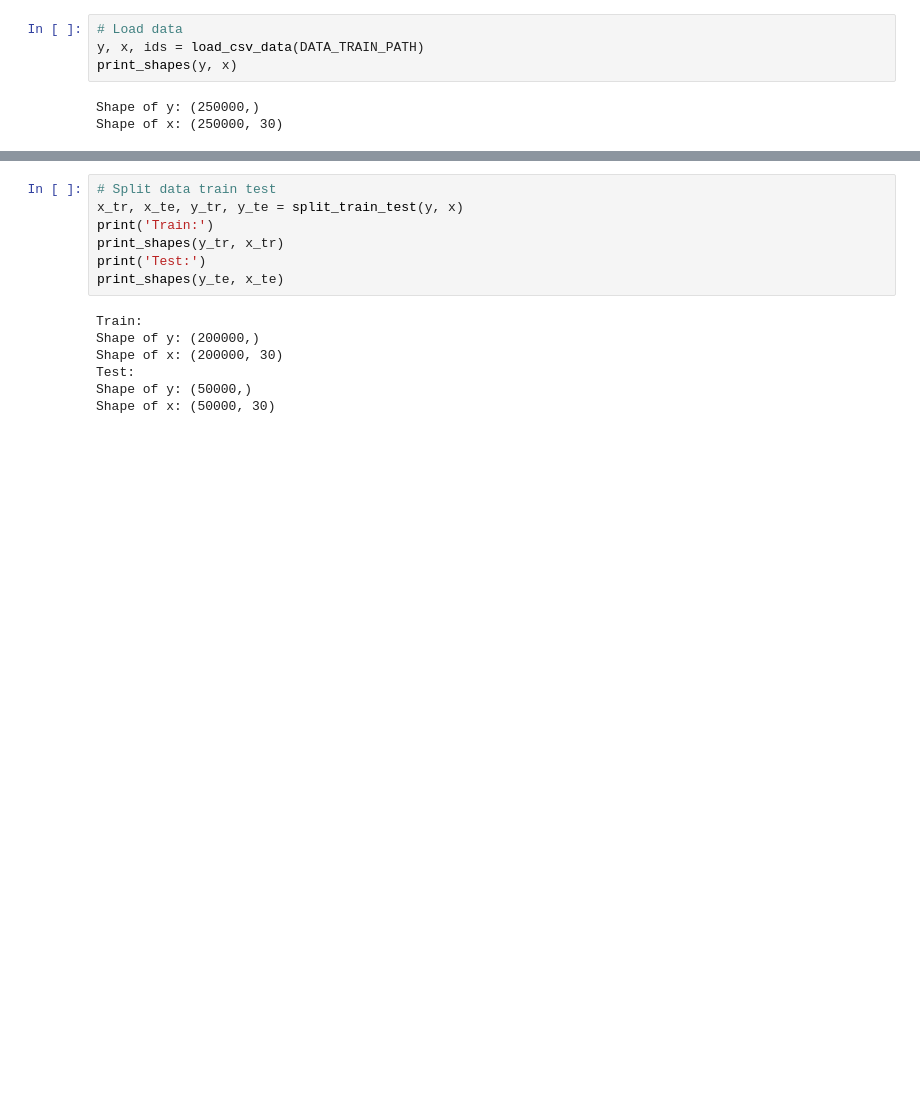
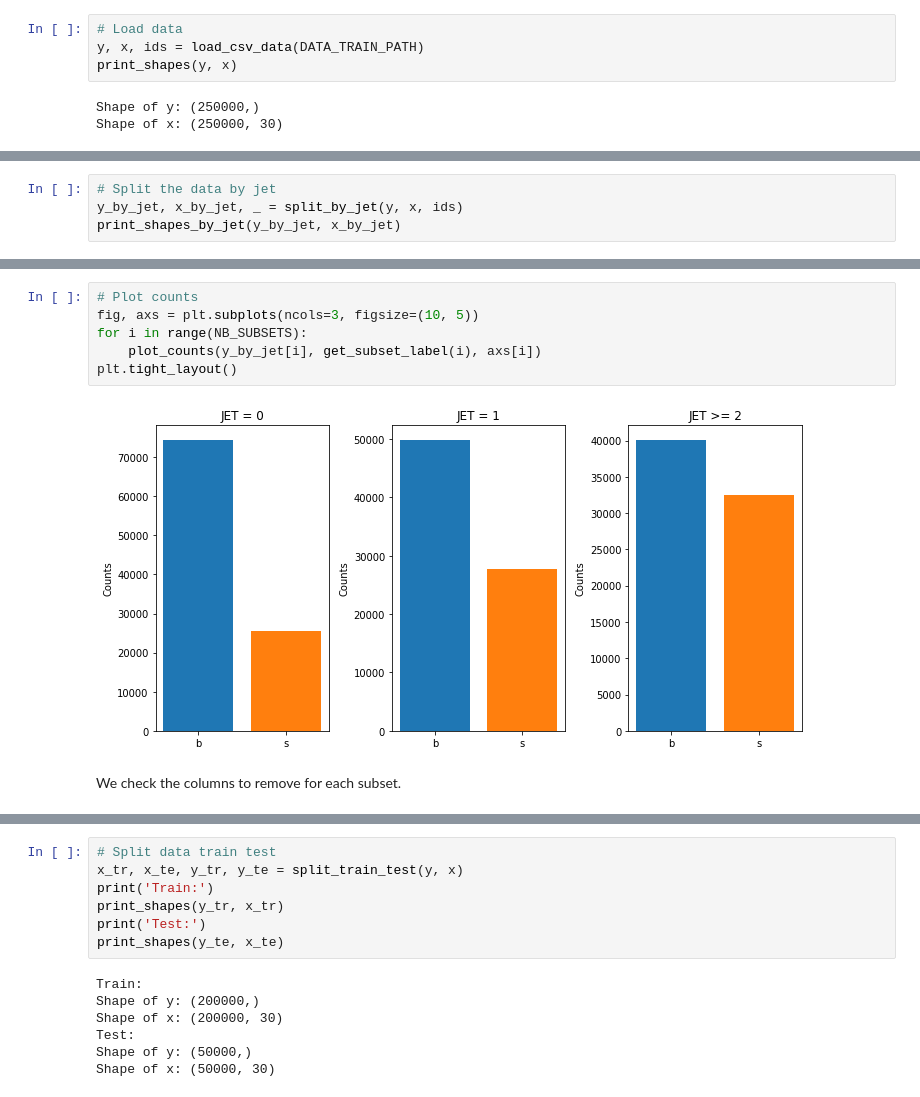
Before and after one commit to Quentin18/higgs-boson-challenge, a Jupyter notebook: scripts/main_ridge_regression.ipynb, the cells around one changed output, grey strips where cells are left out. Drawn from its saved outputs; the diff is of its cells as text; blank space fills up the shorter version.

```diff
--- a/scripts/main_ridge_regression.ipynb
+++ b/scripts/main_ridge_regression.ipynb
@@ -35,0 +51,4 @@ Shape of x: (250000, 30)
+# %%
+# Split the data by jet
+y_by_jet, x_by_jet, _ = split_by_jet(y, x, ids)
+print_shapes_by_jet(y_by_jet, x_by_jet)
@@ -35,0 +65,10 @@ Shape of x: (250000, 30)
+# %%
+# Plot counts
+fig, axs = plt.subplots(ncols=3, figsize=(10, 5))
+for i in range(NB_SUBSETS):
+    plot_counts(y_by_jet[i], get_subset_label(i), axs[i])
+plt.tight_layout()
+# %% [output]
+[figure, added]
+# %% [markdown]
+We check the columns to remove for each subset.
```
Also changed, not shown: parts of 19 cells of this notebook, 2 other files.
